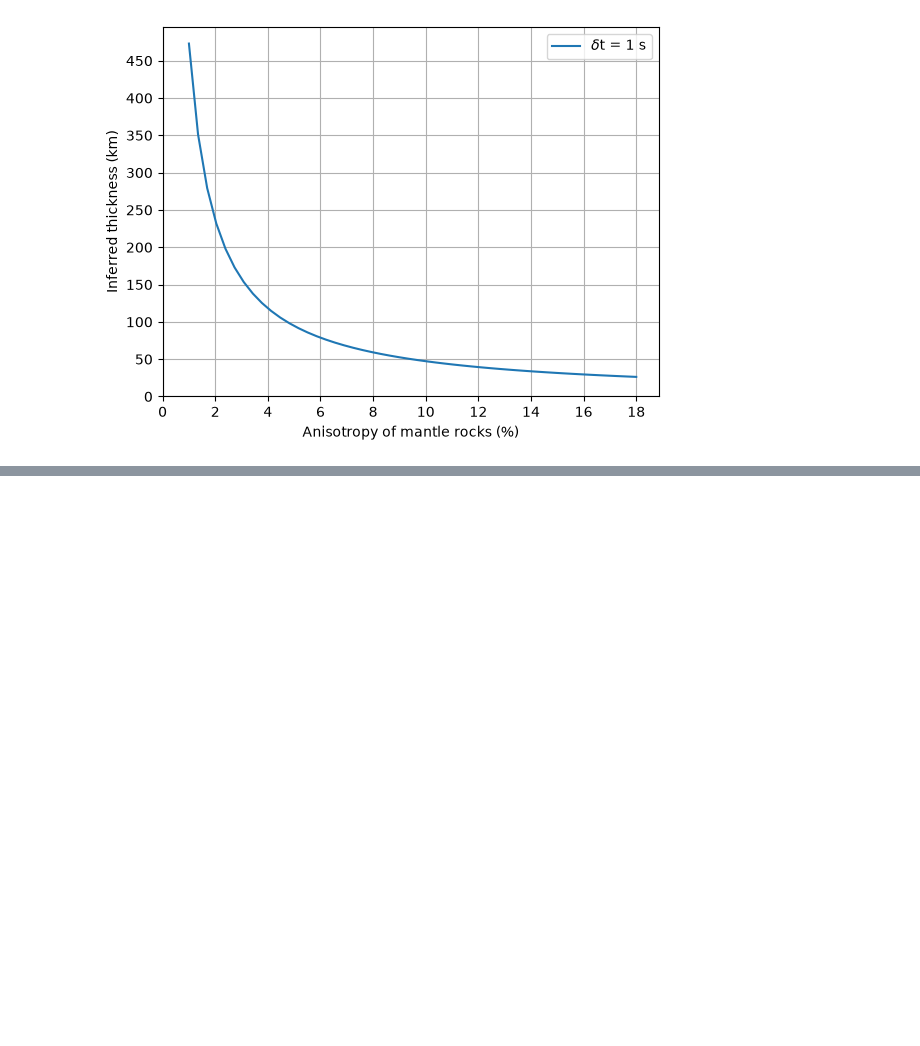
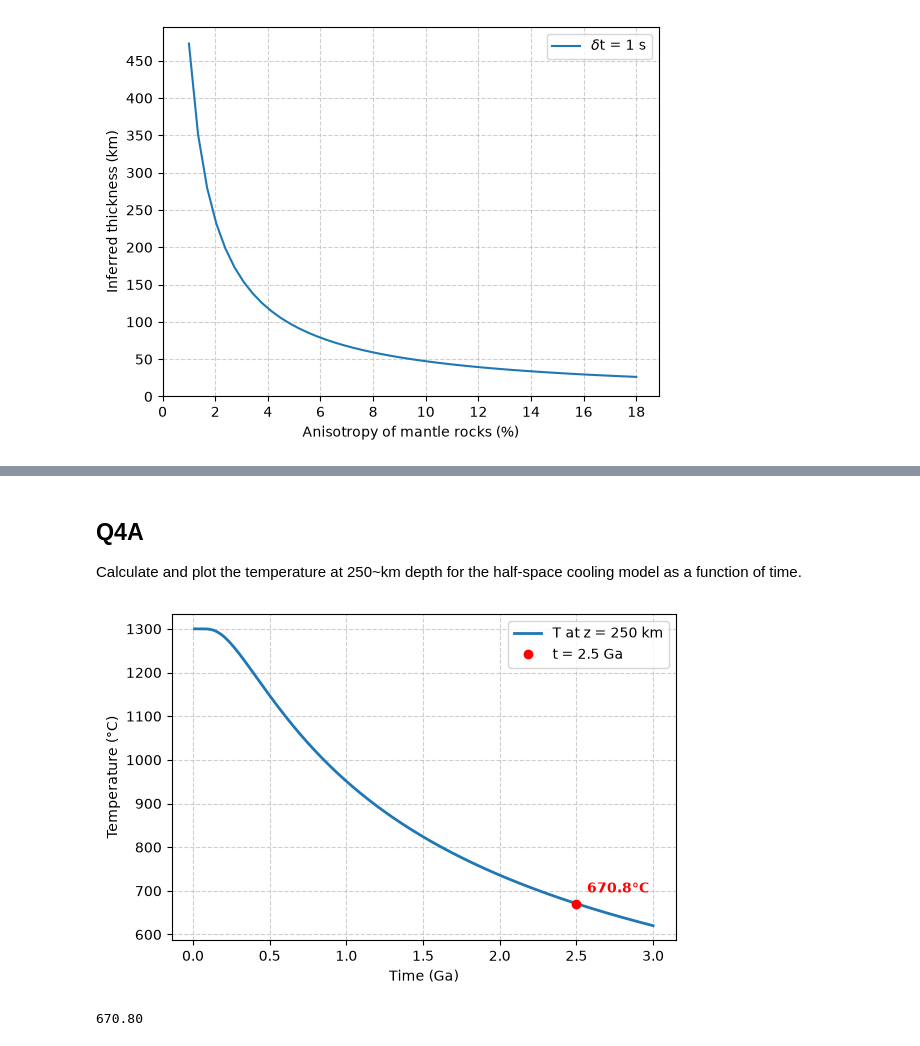
Before and after one commit to nredick/washu-courses, a Jupyter notebook: eeps-5534/hw/hw2/hw2.ipynb, the cells around one changed output, grey strips where cells are left out. Cells and saved outputs as stored; diff of their text form; code cells hidden in the pictures; blank space fills up the shorter version.

```diff
--- a/eeps-5534/hw/hw2/hw2.ipynb
+++ b/eeps-5534/hw/hw2/hw2.ipynb
@@ -24,0 +63,49 @@ plt.show()
+# %% [markdown]
+## Q4A
+
+Calculate and plot the temperature at 250~km depth for the half-space cooling model as a function of time.
+# %%
+z = 250e3 # Depth in meters (250 km)
+Ts = 0.0 # Surface temp (°C)
+Tm = 1300.0 # Mantle temp (°C)
+
+conductivity = 1.5  # W/(m K)
+heat_capacity = 700  # J/(kg K)
+rho = 2650  # kg/m^3
+kappa = conductivity / (rho * heat_capacity)  # thermal diffusivity (m^2/s)
+
+t_yr = np.linspace(0.01, 3.0, 500) * 1e9
+t_sec = t_yr * 365.25 * 24 * 3600
+
+# half space cooling
+T = Ts + (Tm - Ts) * erf(z / (2 * np.sqrt(kappa * t_sec)))
+
+t250 = 1300 * math.erf((250 * 10**3) / (2 * math.sqrt((1.5 / (2650 * 700)) * (2.5 * 10**9 * 365.25 * 24 * 3600))))
+
+plt.figure(figsize=(6, 4))
+plt.plot(t_yr / 1e9, T, '-', lw=2, label="T at z = 250 km")
+# plt.axvline(2.5, color='r', linestyle='--', label="Craton age (2.5 Ga)")
+plt.plot(2.5, t250, color="red", marker="o", label="t = 2.5 Ga", linestyle="")
+plt.annotate(
+    f" {t250:.1f}°C",  # Text string to display
+    (2.5, t250),  # (x, y) point to annotate
+    textcoords="offset points",  # Position text relative to point in pixels
+    xytext=(4,8),  # Shift text 8px right, 4px down
+    fontsize=10,
+    fontweight="bold",
+    color="red",
+)
+plt.xlabel("Time (Ga)")
+plt.ylabel("Temperature (°C)")
+# plt.title("Half-Space Cooling Temperature at 250 km Depth")
+plt.grid(True, ls='--', alpha=0.6)
+plt.legend()
+plt.tight_layout()
+plt.savefig("./attachments/fig4a.png", bbox_inches="tight")
+plt.show()
+# %% [output]
+[figure, added]
+# %%
+print(f"{t250:.2f}")
+# %% [output]
+670.80
```
Also changed, not shown: parts of 5 cells of this notebook, 4 other files.
